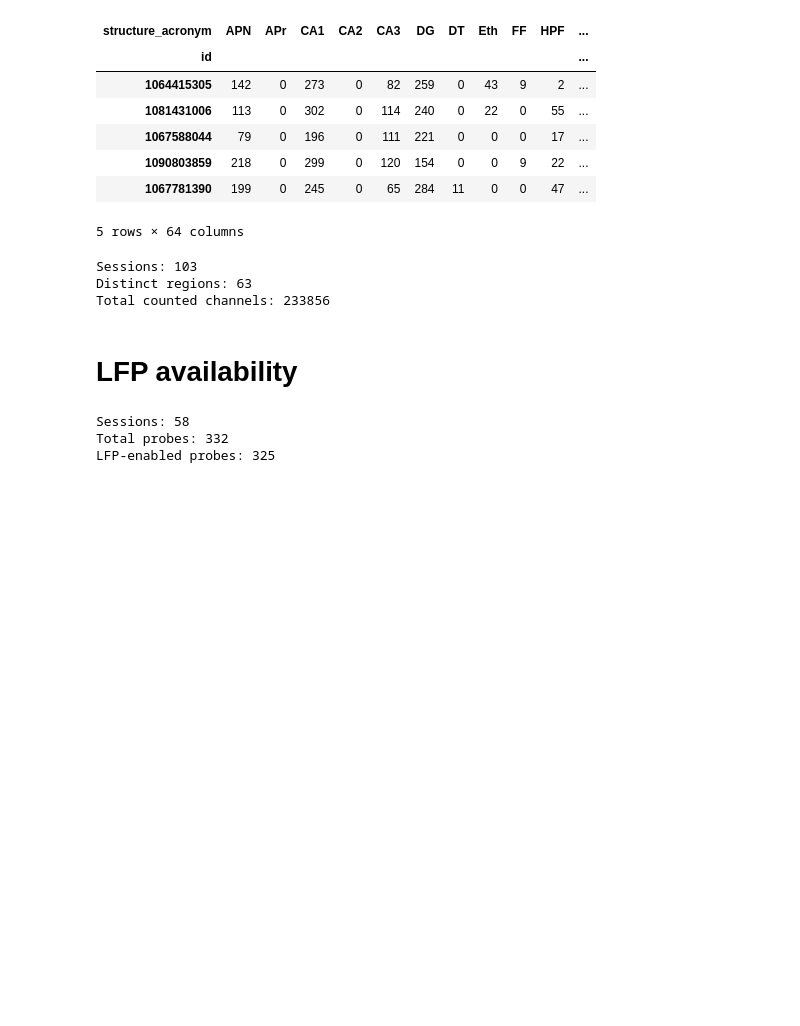
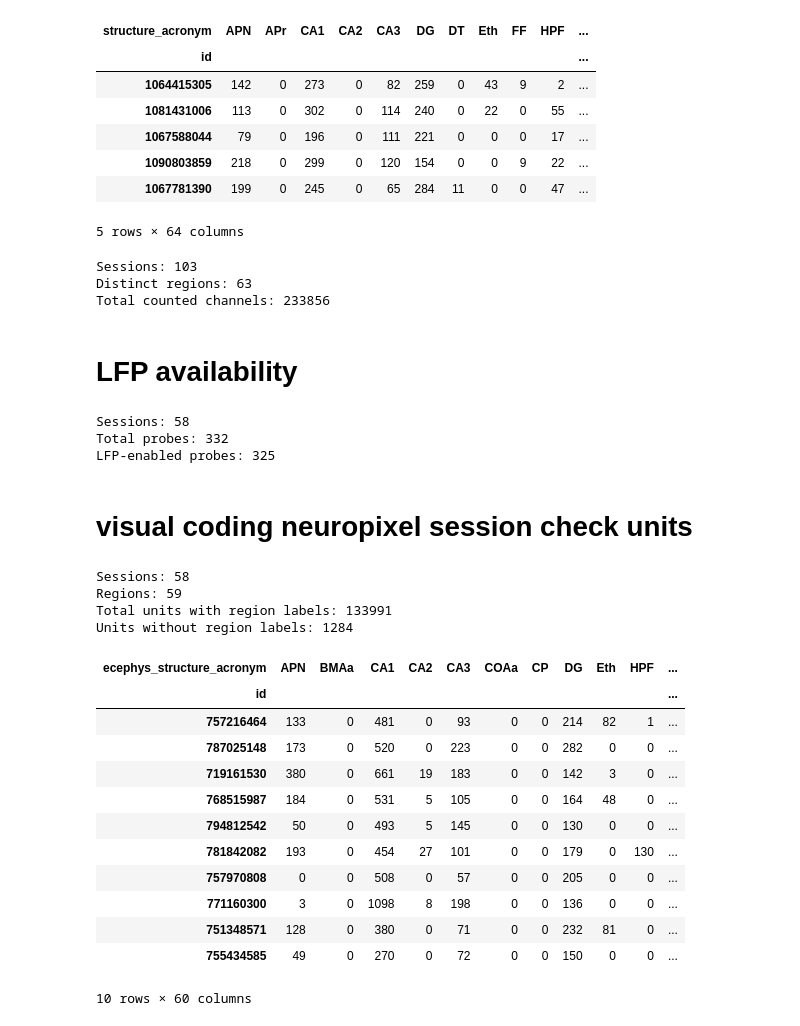
Before and after one commit to KeanuVentura/spikes2slope, a Jupyter notebook: sessionscheck.ipynb, the cells around one changed output. Saved outputs shown, nothing was run; the diff lists cells and outputs as text; code cells hidden in the pictures; blank space fills up the shorter version.

```diff
--- a/sessionscheck.ipynb
+++ b/sessionscheck.ipynb
@@ -197,3 +197,51 @@ print("LFP-enabled probes:", len(lfp_probes))
 Sessions: 58
 Total probes: 332
 LFP-enabled probes: 325
+# %% [markdown]
+# visual coding neuropixel session check units
+# %%
+
+coding_unit_coverage = (
+    coding_units.groupby(
+        ["ecephys_session_id", "ecephys_structure_acronym"]
+    )
+    .size()
+    .unstack(fill_value=0)
+    .reindex(index=coding_sessions.index, fill_value=0)
+)
+
+coding_unit_coverage["n_regions"] = (
+    coding_unit_coverage > 0
+).sum(axis=1)
+
+coding_unit_coverage = coding_unit_coverage.sort_values(
+    "n_regions", ascending=False
+)
+
+print("Sessions:", len(coding_unit_coverage))
+print("Regions:", len(coding_unit_coverage.columns) - 1)
+print("Total units with region labels:",
+      coding_unit_coverage.drop(columns="n_regions").to_numpy().sum())
+
+print("Units without region labels:",
+      coding_units["ecephys_structure_acronym"].isna().sum())
+
+display(coding_unit_coverage.head(10))
+# %% [output]
+Sessions: 58
+Regions: 59
+Total units with region labels: 133991
+Units without region labels: 1284
+| ecephys_structure_acronym | APN | BMAa | CA1 | CA2 | CA3 | COAa | CP | DG | Eth | HPF | ... |
+| id |  |  |  |  |  |  |  |  |  |  | ... |
+| 757216464 | 133 | 0 | 481 | 0 | 93 | 0 | 0 | 214 | 82 | 1 | ... |
+| 787025148 | 173 | 0 | 520 | 0 | 223 | 0 | 0 | 282 | 0 | 0 | ... |
+| 719161530 | 380 | 0 | 661 | 19 | 183 | 0 | 0 | 142 | 3 | 0 | ... |
+| 768515987 | 184 | 0 | 531 | 5 | 105 | 0 | 0 | 164 | 48 | 0 | ... |
+| 794812542 | 50 | 0 | 493 | 5 | 145 | 0 | 0 | 130 | 0 | 0 | ... |
+| 781842082 | 193 | 0 | 454 | 27 | 101 | 0 | 0 | 179 | 0 | 130 | ... |
+| 757970808 | 0 | 0 | 508 | 0 | 57 | 0 | 0 | 205 | 0 | 0 | ... |
+| 771160300 | 3 | 0 | 1098 | 8 | 198 | 0 | 0 | 136 | 0 | 0 | ... |
+| 751348571 | 128 | 0 | 380 | 0 | 71 | 0 | 0 | 232 | 81 | 0 | ... |
+| 755434585 | 49 | 0 | 270 | 0 | 72 | 0 | 0 | 150 | 0 | 0 | ... |
+10 rows × 60 columns
```
Also changed, not shown: parts of 1 cell of this notebook, 1 other file.
